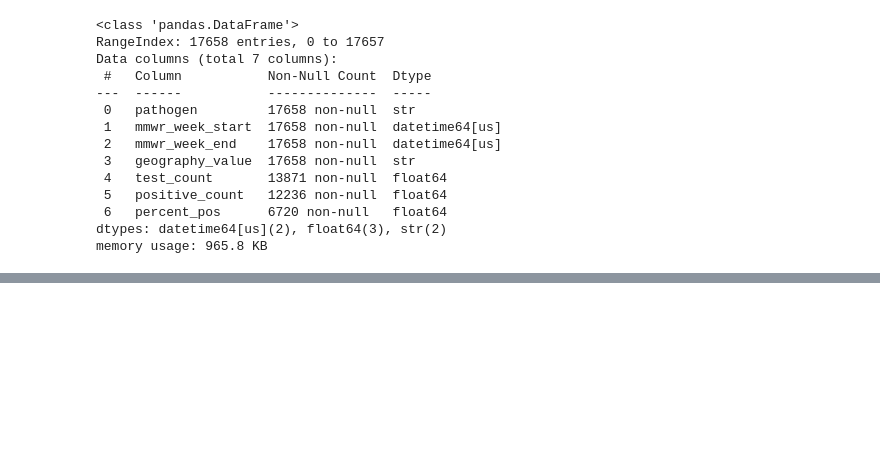
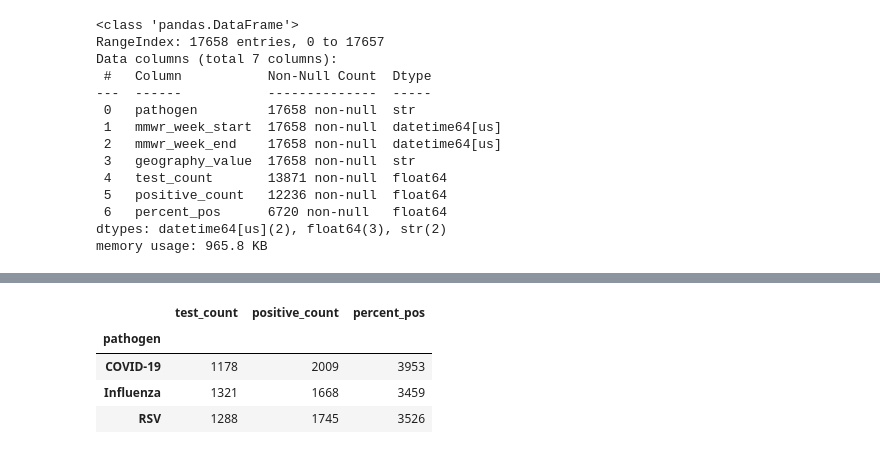
Before and after one commit to dlrakdenizz/respiratory-virus-data-analysis, a Jupyter notebook: data_preparation.ipynb, the cells around one changed output, grey strips where cells are left out. Cells and saved outputs as stored; diff of their text form; code cells hidden in the pictures; blank space fills up the shorter version.

Commit message:
Add temporal features and missing data analysis

```diff
--- a/data_preparation.ipynb
+++ b/data_preparation.ipynb
@@ -185,0 +278,13 @@ memory usage: 965.8 KB
+# %%
+# Examine missing values by pathogen
+missing_by_pathogen = clean_df.groupby("pathogen")[
+    ["test_count", "positive_count", "percent_pos"]
+].agg(lambda x: x.isna().sum())
+
+missing_by_pathogen
+# %% [output]
+|  | test_count | positive_count | percent_pos |
+| pathogen |  |  |  |
+| COVID-19 | 1178 | 2009 | 3953 |
+| Influenza | 1321 | 1668 | 3459 |
+| RSV | 1288 | 1745 | 3526 |
```
Also changed, not shown: parts of 5 cells of this notebook.
